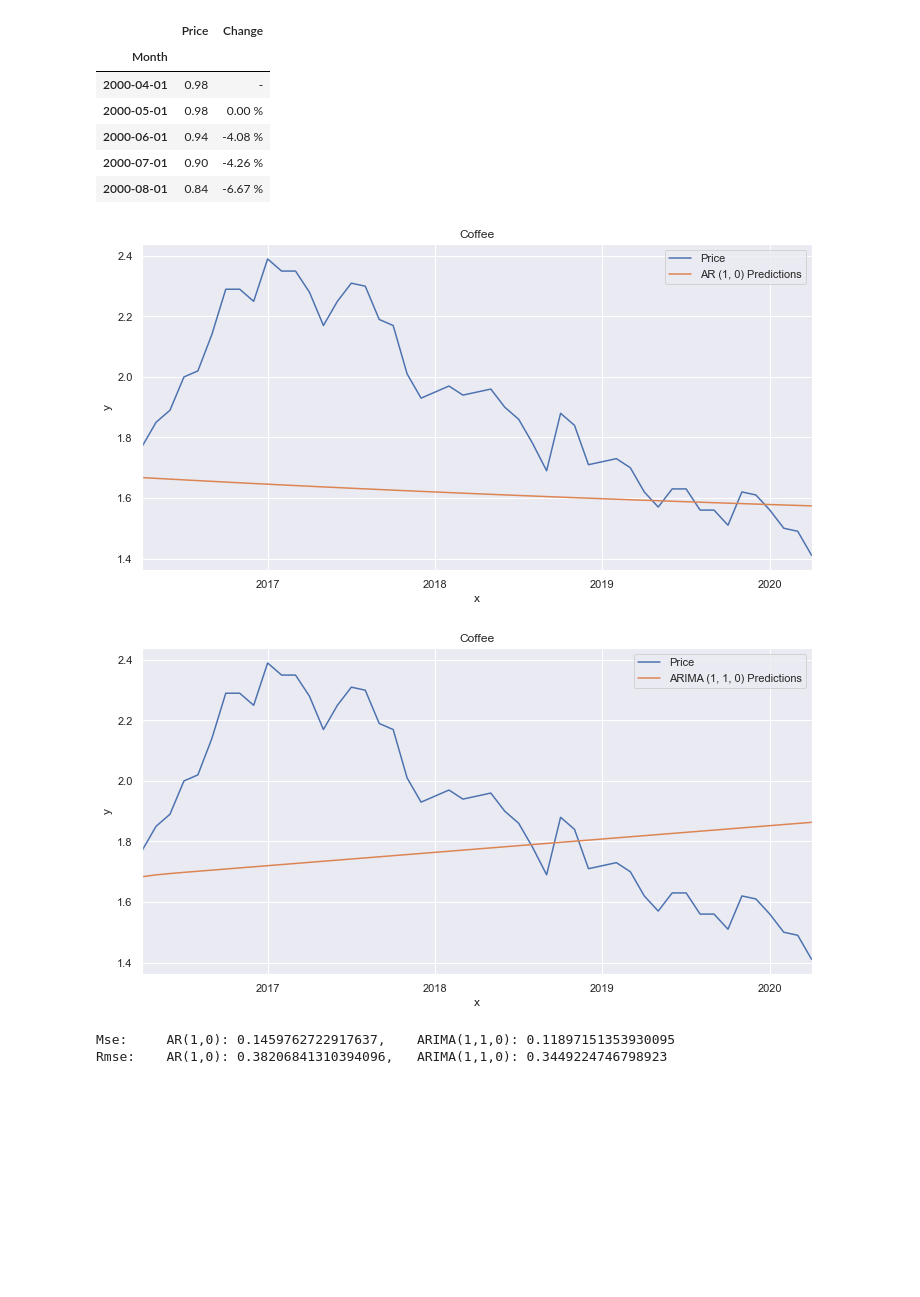
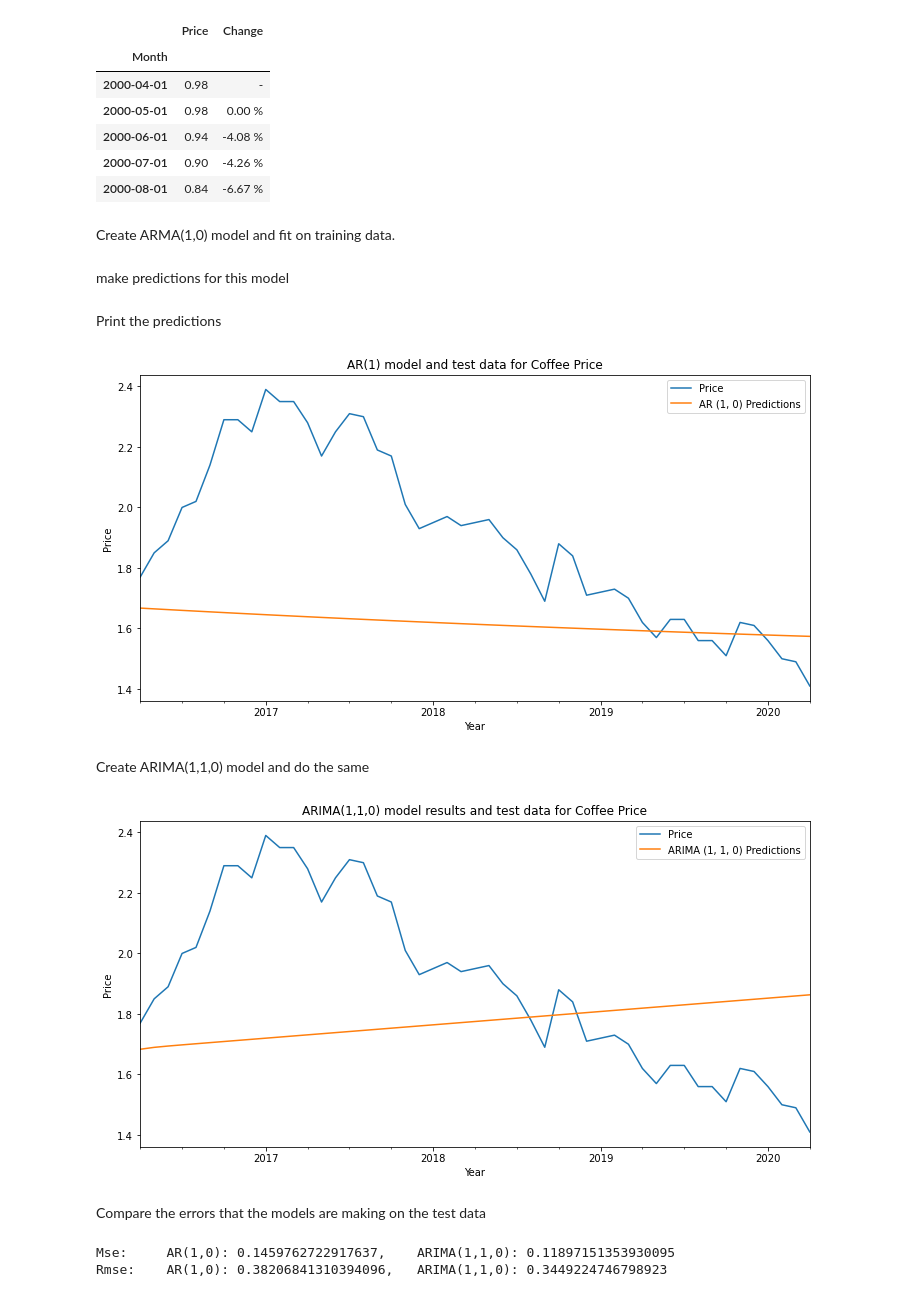
Before and after one commit to Squaess/TimeSeries, a Jupyter notebook: lab5/lab5.ipynb, the cells around one changed output. Saved outputs shown, nothing was run; the diff lists cells and outputs as text; code cells hidden in the pictures; blank space fills up the shorter version.

Commit message:
After lecture and with final_test solution

```diff
--- a/lab5/lab5.ipynb
+++ b/lab5/lab5.ipynb
@@ -2,16 +2,12 @@
 import pandas as pd
 import numpy as np
 import matplotlib.pyplot as plt
-import statsmodels.graphics.tsaplots as sgt
+%matplotlib inline
 from statsmodels.tsa.arima_model import ARMA, ARIMA
-from scipy.stats.distributions import chi2
-from statsmodels.tsa.stattools import adfuller
-import statsmodels.tsa.stattools as sts
-from statsmodels.tsa.stattools import arma_order_select_ic
 from sklearn.metrics import mean_squared_error
 from statsmodels.tools.eval_measures import rmse
-import seaborn as sns
-sns.set()
 from pmdarima import auto_arima
 import warnings
 warnings.filterwarnings("ignore")
+from statsmodels.tsa.statespace.sarimax import SARIMAX
+from statsmodels.tsa.seasonal import seasonal_decompose
@@ -31,40 +30,49 @@ df.head()
 s_index = int(0.8*df.shape[0])
 train = df.iloc[:s_index]
 test = df.iloc[s_index:]
+# %% [markdown]
+Create ARMA(1,0) model and fit on training data.
 # %%
 res_AR1 = ARMA(train.Price, order=(1,0)).fit()
+# %% [markdown]
+make predictions for this model
 # %%
 start = len(train)
 end = len(train) + len(test)-1
 predictions = res_AR1.predict(start=start, end=end, dynamic=False).rename("AR (1, 0) Predictions")
+# %% [markdown]
+Print the predictions
 # %%
-title = "Coffee"
-ylabel="y"
-xlabel="x"
+title = "AR(1) model and test data for Coffee Price"
+ylabel="Price"
+xlabel="Year"
 
 ax=test.Price.plot(legend=True, figsize=(12,6), title=title)
-# ax_train = train.Price.plot(legend=True)
 predictions.plot(legend=True)
 ax.autoscale(axis='x', tight=True)
 ax.set(xlabel=xlabel, ylabel=ylabel)
 plt.show()
 # %% [output]
-[figure, old version]
+[figure, new version]
+# %% [markdown]
+Create ARIMA(1,1,0) model and do the same
 # %%
 res_ARIMA = ARIMA(train.Price, order=(1,1,0)).fit()
 predictions_ARIMA = res_ARIMA.predict(start=start, end=end, dynamic=False, typ="levels").rename("ARIMA (1, 1, 0) Predictions")
 # %%
-title = "Coffee"
-ylabel="y"
-xlabel="x"
+title = "ARIMA(1,1,0) model results and test data for Coffee Price"
+ylabel="Price"
+xlabel="Year"
 
 ax=test.Price.plot(legend=True, figsize=(12,6), title=title)
 predictions_ARIMA.plot(legend=True)
 ax.autoscale(axis='x', tight=True)
 ax.set(xlabel=xlabel, ylabel=ylabel)
 plt.show()
 # %% [output]
-[figure, old version]
+[figure, new version]
+# %% [markdown]
+Compare the errors that the models are making on the test data
 # %%
 AR_ms_error = mean_squared_error(test.Price, predictions)
 ARIMA_ms_error = mean_squared_error(test.Price, predictions_ARIMA)
```
Also changed, not shown: parts of 25 cells of this notebook, 9 other files.
